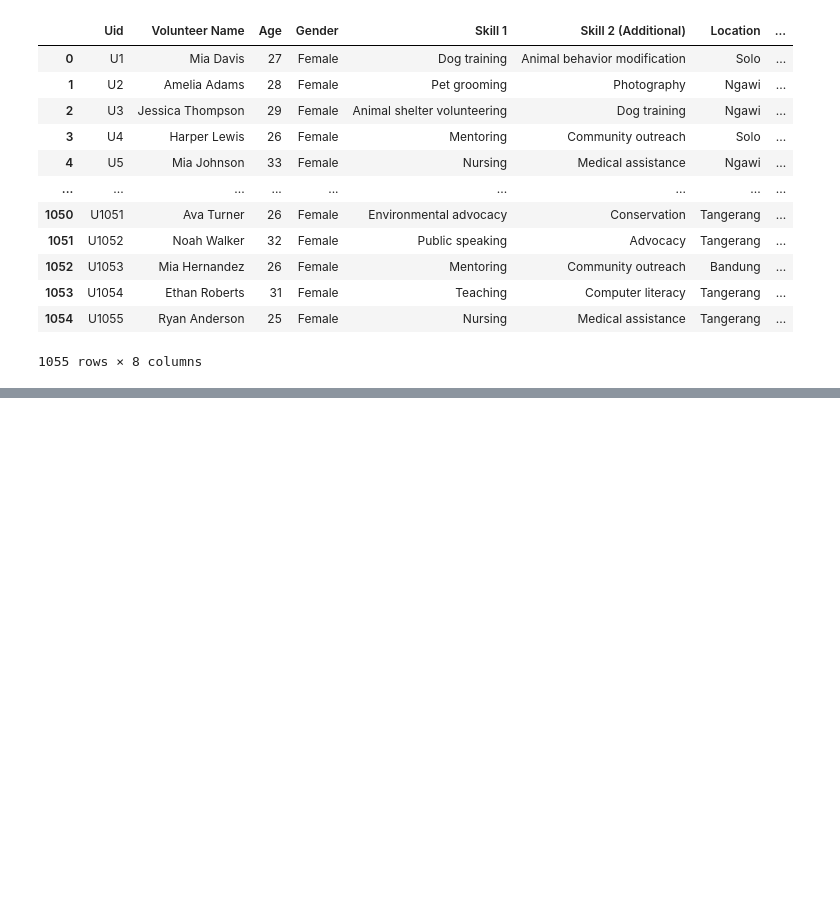
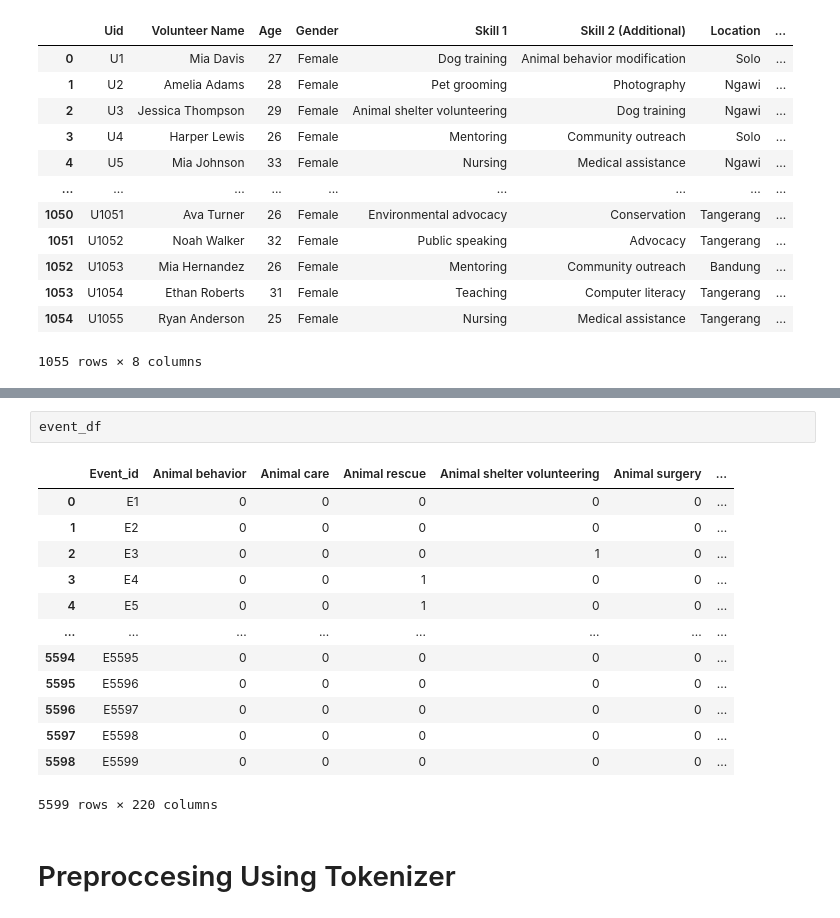
Before and after one commit to Capstone-CH2-PS374/CH2-PS_Recommendation-System, a Jupyter notebook: Recommender.ipynb, the cells around one changed output, grey strips where cells are left out. Drawn from its saved outputs; the diff is of its cells as text; blank space fills up the shorter version.

```diff
--- a/Recommender.ipynb
+++ b/Recommender.ipynb
@@ -62,0 +183,18 @@ df_event
+# %%
+event_df
+# %% [output]
+|  | Event_id | Animal behavior | Animal care | Animal rescue | Animal shelter volunteering | Animal surgery | ... |
+| 0 | E1 | 0 | 0 | 0 | 0 | 0 | ... |
+| 1 | E2 | 0 | 0 | 0 | 0 | 0 | ... |
+| 2 | E3 | 0 | 0 | 0 | 1 | 0 | ... |
+| 3 | E4 | 0 | 0 | 1 | 0 | 0 | ... |
+| 4 | E5 | 0 | 0 | 1 | 0 | 0 | ... |
+| ... | ... | ... | ... | ... | ... | ... | ... |
+| 5594 | E5595 | 0 | 0 | 0 | 0 | 0 | ... |
+| 5595 | E5596 | 0 | 0 | 0 | 0 | 0 | ... |
+| 5596 | E5597 | 0 | 0 | 0 | 0 | 0 | ... |
+| 5597 | E5598 | 0 | 0 | 0 | 0 | 0 | ... |
+| 5598 | E5599 | 0 | 0 | 0 | 0 | 0 | ... |
+5599 rows × 220 columns
+# %% [markdown]
+# Preproccesing Using Tokenizer
```
Also changed, not shown: parts of 24 cells of this notebook.
